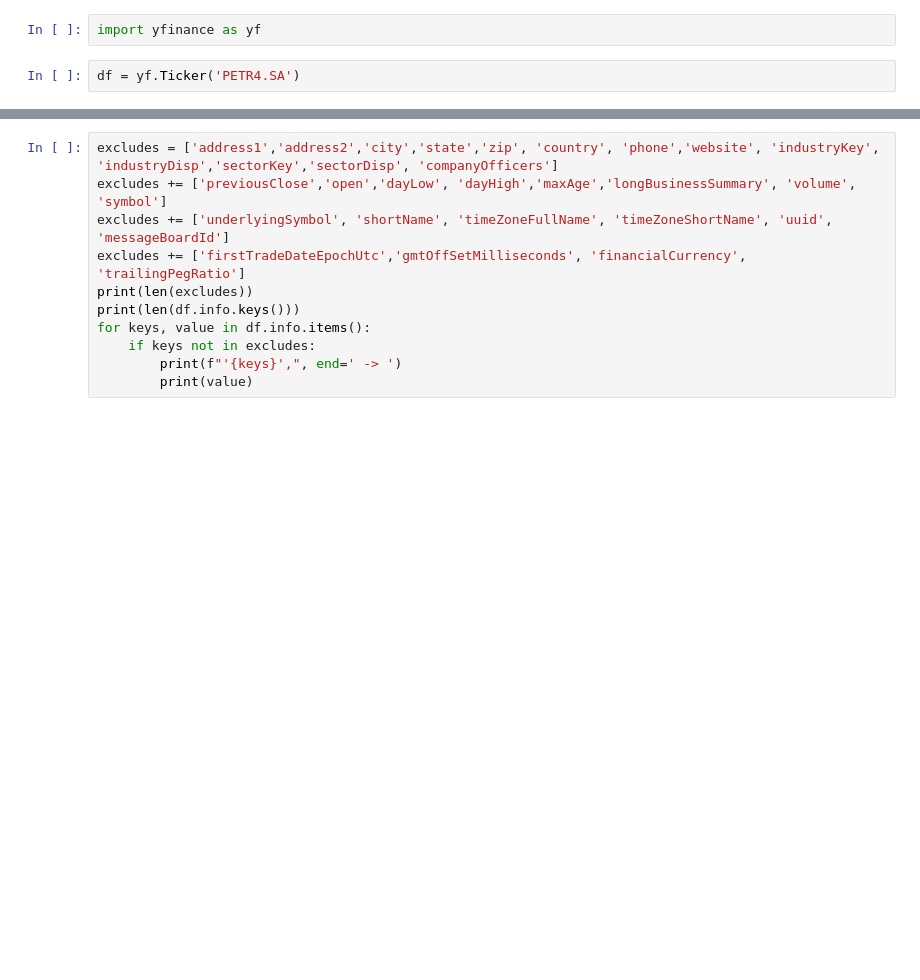
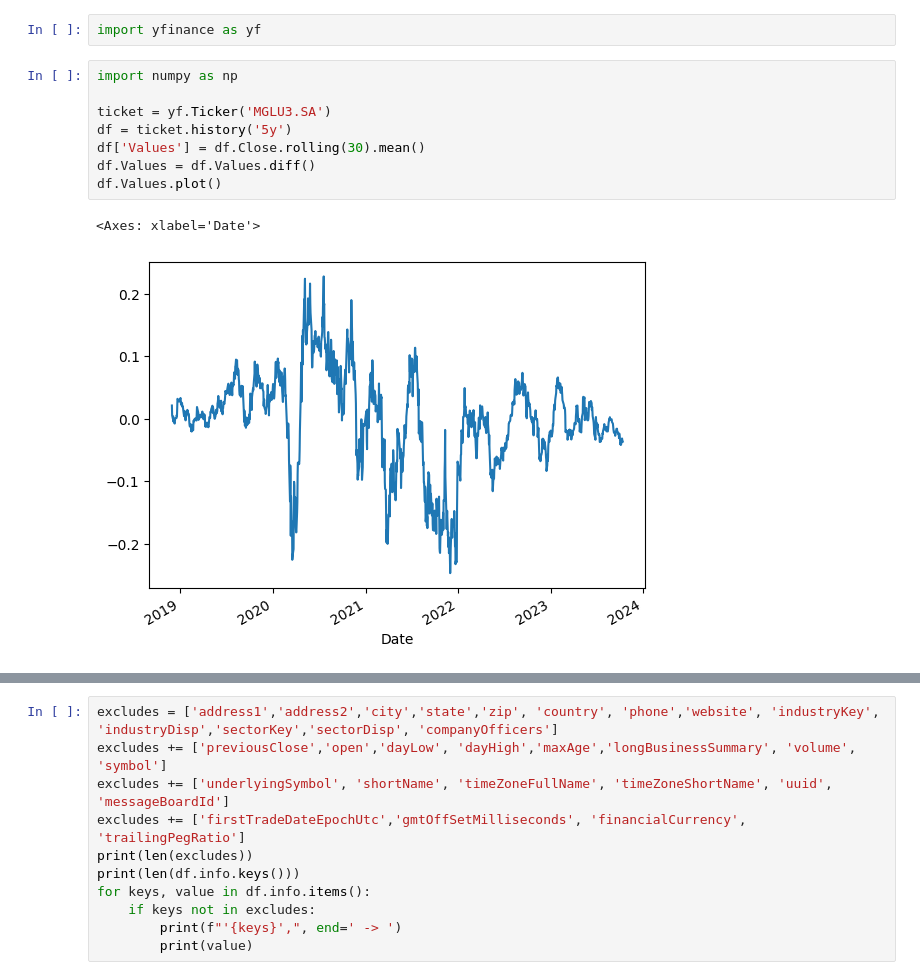
Before and after one commit to victoralmeida428/DeepStock, a Jupyter notebook: teste.ipynb, the cells around one changed output, grey strips where cells are left out. Saved outputs shown, nothing was run; the diff lists cells and outputs as text; blank space fills up the shorter version.

```diff
--- a/teste.ipynb
+++ b/teste.ipynb
@@ -8,5 +8,14 @@ for _, codigo in df.itertuples():
     json.append({'value': codigo, 'label':codigo})
 # %%
 import yfinance as yf
-# %%
-df = yf.Ticker('PETR4.SA')
+# %%
+import numpy as np
+
+ticket = yf.Ticker('MGLU3.SA')
+df = ticket.history('5y')
+df['Values'] = df.Close.rolling(30).mean()
+df.Values = df.Values.diff()
+df.Values.plot()
+# %% [output]
+<Axes: xlabel='Date'>
+[figure, added]
```
Also changed, not shown: parts of 6 cells of this notebook, 13 other files.
